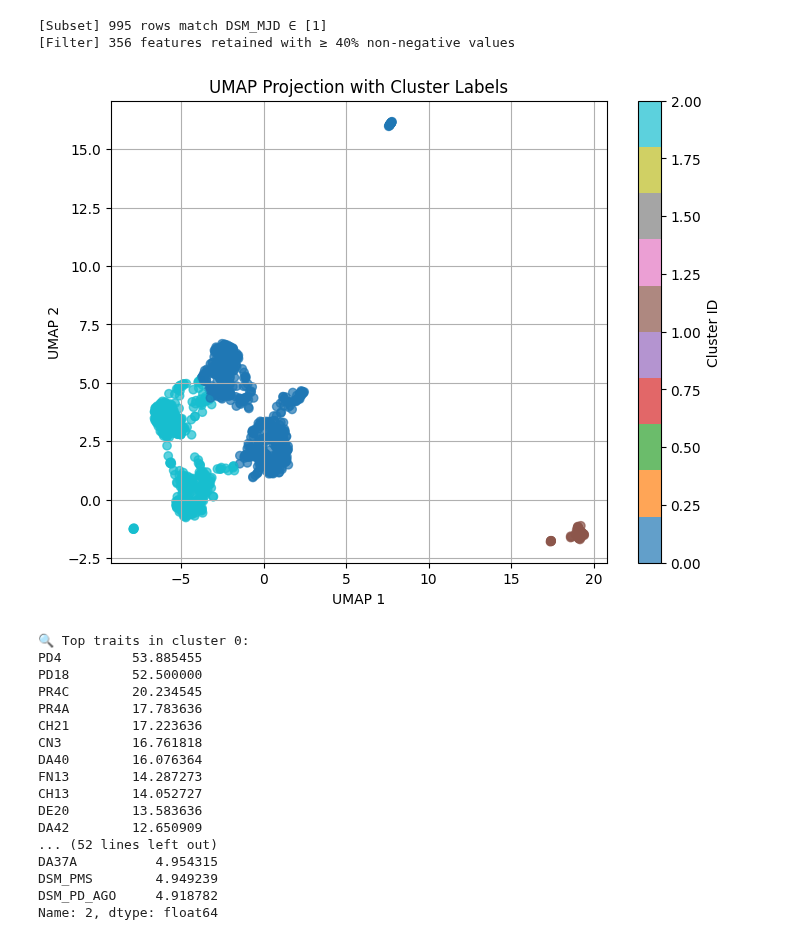
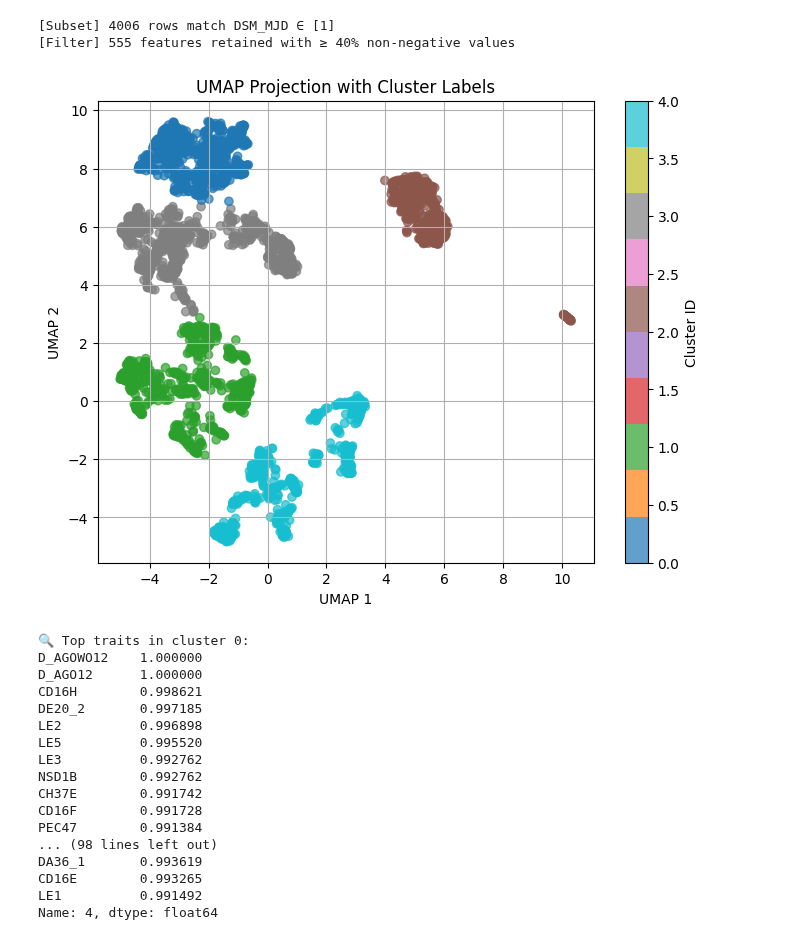
Before and after one commit to samroska/milestone-2-siads-696, a Jupyter notebook: MJD_Clustering.ipynb, the cells around one changed output. Saved outputs shown, nothing was run; the diff lists cells and outputs as text; code cells hidden in the pictures.

Commit message:
updated mjd clustering and pp file

```diff
--- a/MJD_Clustering.ipynb
+++ b/MJD_Clustering.ipynb
@@ -11,7 +11,7 @@ from sklearn.metrics import adjusted_rand_score, normalized_mutual_info_score
 from sklearn.decomposition import PCA
 import umap
 # %%
-df = pd.read_csv('./data/mental-health-comorbidity-raw.csv')
+df = pd.read_csv('./data/imputed_mental_health_data.csv')
 # %%
 value_groups = defaultdict(list)
 
@@ -126,7 +92,7 @@ checkpoint_cols = ['M5A', 'IR3', 'IR11_4', 'IR36', 'IR47', 'PD0A', 'PD2', 'PD5',
                    'CN7_1', 'CN7_2', 'CN8', 'CN14', 'DA36_2B', 'DA36_3A_1', 'DE20_3', 'DE20_6', 'CH23', 'CH38_1', 'CH74_1',
                    'CH104', 'AD0', 'AD2', 'AD7', 'AD29', 'AD31', 'AD36', 'AD43_2', 'OD2', 'OD27', 'CD3', 'CD17_1', 'CD24', 'SA1E_1',
                    'SA2', 'SA3', 'SA7A1', 'SA10', 'SA11E_1', 'SA12', 'SA18_5']
-cols_to_remove = admin_cols + checkpoint_cols
+cols_to_remove = admin_cols + checkpoint_cols + diagnosis()
 
 filtered_features, retained_cols = get_filtered_features_for_diagnosis(
     df=df,
@@ -136,8 +102,8 @@ filtered_features, retained_cols = get_filtered_features_for_diagnosis(
     columns_to_remove= cols_to_remove
 )
 # %% [output]
-[Subset] 995 rows match DSM_MJD ∈ [1]
-[Filter] 356 features retained with ≥ 40% non-negative values
+[Subset] 4006 rows match DSM_MJD ∈ [1]
+[Filter] 555 features retained with ≥ 40% non-negative values
 # %%
 def run_umap_clustering(df, n_clusters=3, n_components=2, random_state=42):
     reducer = umap.UMAP(n_components=n_components, random_state=random_state)
@@ -158,9 +124,9 @@ def run_umap_clustering(df, n_clusters=3, n_components=2, random_state=42):
 
     return X_embedded, labels
 # %%
-X_umap, cluster_labels = run_umap_clustering(filtered_features, n_clusters=3)
+X_umap, cluster_labels = run_umap_clustering(filtered_features, n_clusters=5)
 # %% [output]
-[figure, old version]
+[figure, new version]
 # %%
 def describe_clusters(df_with_labels, cluster_col='cluster', top_n=20):
     cluster_summary = df_with_labels.groupby(cluster_col).mean()
@@ -176,19 +142,19 @@ filtered_features['cluster'] = cluster_labels
 cluster_summary = describe_clusters(filtered_features)
 # %% [output]
 🔍 Top traits in cluster 0:
-PD4         53.885455
-PD18        52.500000
-PR4C        20.234545
-PR4A        17.783636
-CH21        17.223636
-CN3         16.761818
-DA40        16.076364
-FN13        14.287273
-CH13        14.052727
-DE20        13.583636
-DA42        12.650909
-... (52 lines left out)
-DA37A          4.954315
-DSM_PMS        4.949239
-DSM_PD_AGO     4.918782
-Name: 2, dtype: float64
+D_AGOWO12    1.000000
+D_AGO12      1.000000
+CD16H        0.998621
+DE20_2       0.997185
+LE2          0.996898
+LE5          0.995520
+LE3          0.992762
+NSD1B        0.992762
+CH37E        0.991742
+CD16F        0.991728
+PEC47        0.991384
+... (98 lines left out)
+DA36_1       0.993619
+CD16E        0.993265
+LE1          0.991492
+Name: 4, dtype: float64
```
Also changed, not shown: parts of 3 cells of this notebook, 1 other file.
